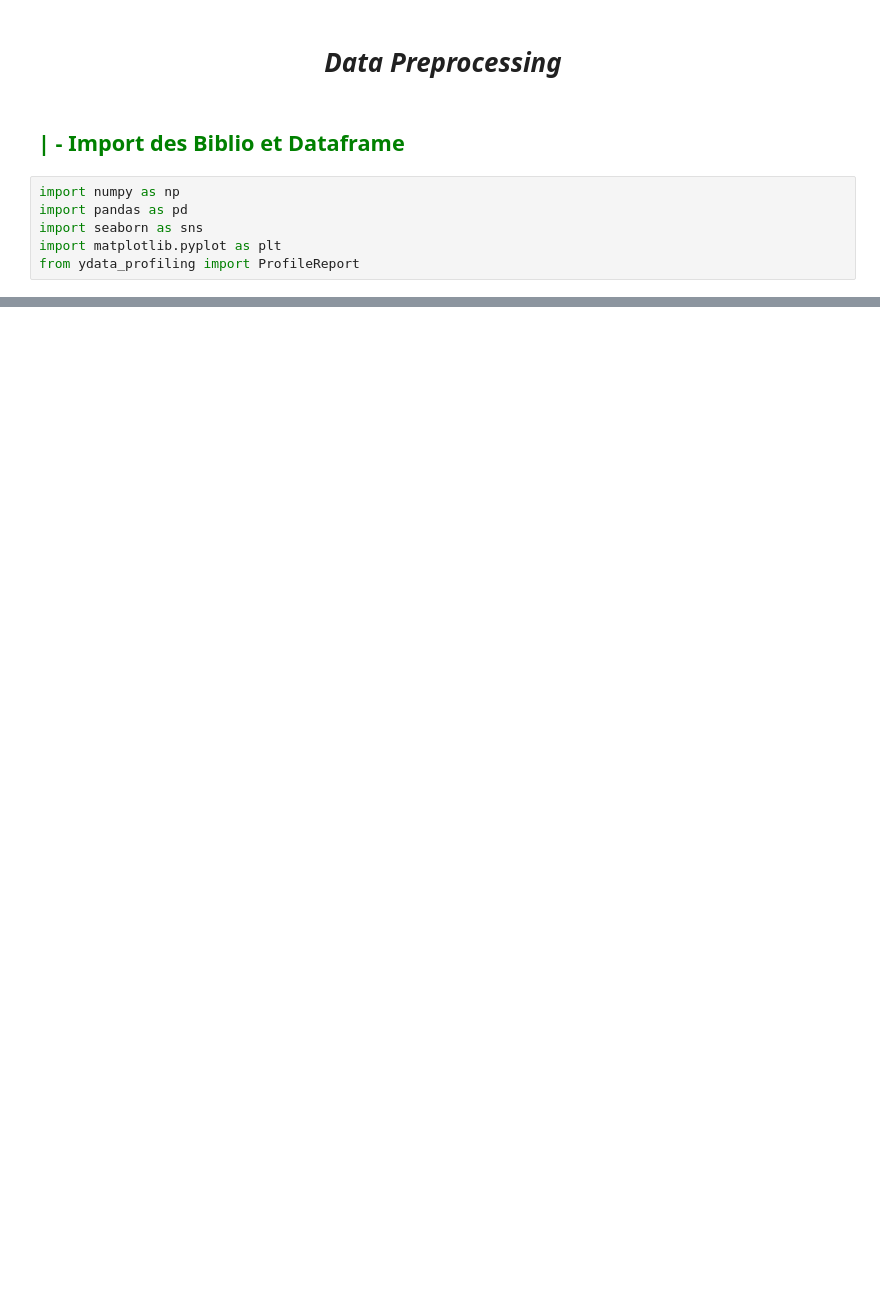
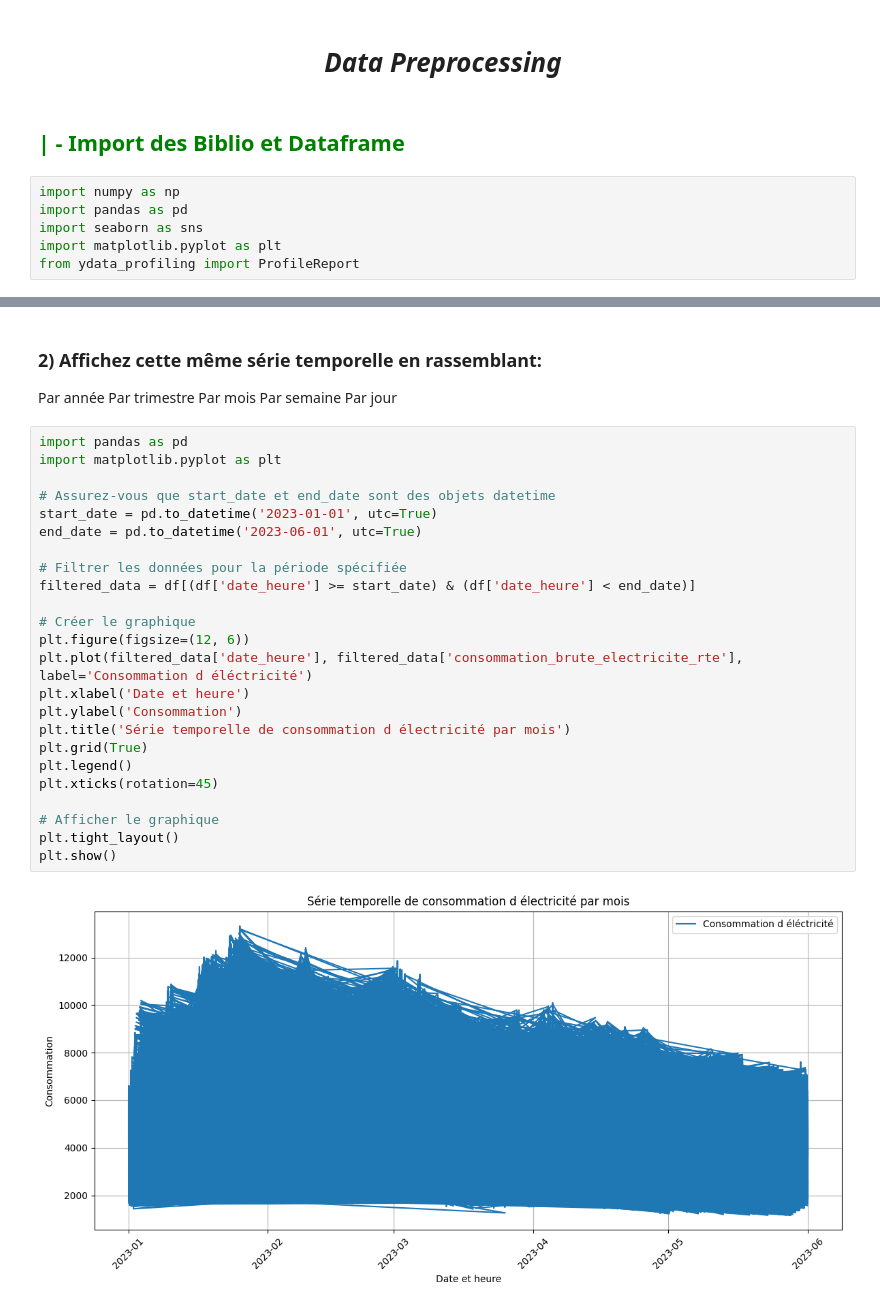
Before and after one commit to Noura-ou/Series_temporelles_CONSOMMATION_ELECTRIQUE, a Jupyter notebook: src/data_preprocessing.ipynb, the cells around one changed output, grey strips where cells are left out. Cells and saved outputs as stored; diff of their text form; blank space fills up the shorter version.

```diff
--- a/src/data_preprocessing.ipynb
+++ b/src/data_preprocessing.ipynb
@@ -20,0 +149,33 @@ df.head()
+# %% [markdown]
+### 2) Affichez cette même série temporelle en rassemblant:
+Par année
+Par trimestre
+Par mois
+Par semaine
+Par jour
+# %%
+import pandas as pd
+import matplotlib.pyplot as plt
+
+# Assurez-vous que start_date et end_date sont des objets datetime
+start_date = pd.to_datetime('2023-01-01', utc=True)
+end_date = pd.to_datetime('2023-06-01', utc=True)
+
+# Filtrer les données pour la période spécifiée
+filtered_data = df[(df['date_heure'] >= start_date) & (df['date_heure'] < end_date)]
+
+# Créer le graphique
+plt.figure(figsize=(12, 6))
+plt.plot(filtered_data['date_heure'], filtered_data['consommation_brute_electricite_rte'], label='Consommation d éléctricité')
+plt.xlabel('Date et heure')
+plt.ylabel('Consommation')
+plt.title('Série temporelle de consommation d électricité par mois')
+plt.grid(True)
+plt.legend()
+plt.xticks(rotation=45)
+
+# Afficher le graphique
+plt.tight_layout()
+plt.show()
+# %% [output]
+[figure, added]
```
Also changed, not shown: parts of 24 cells of this notebook.
